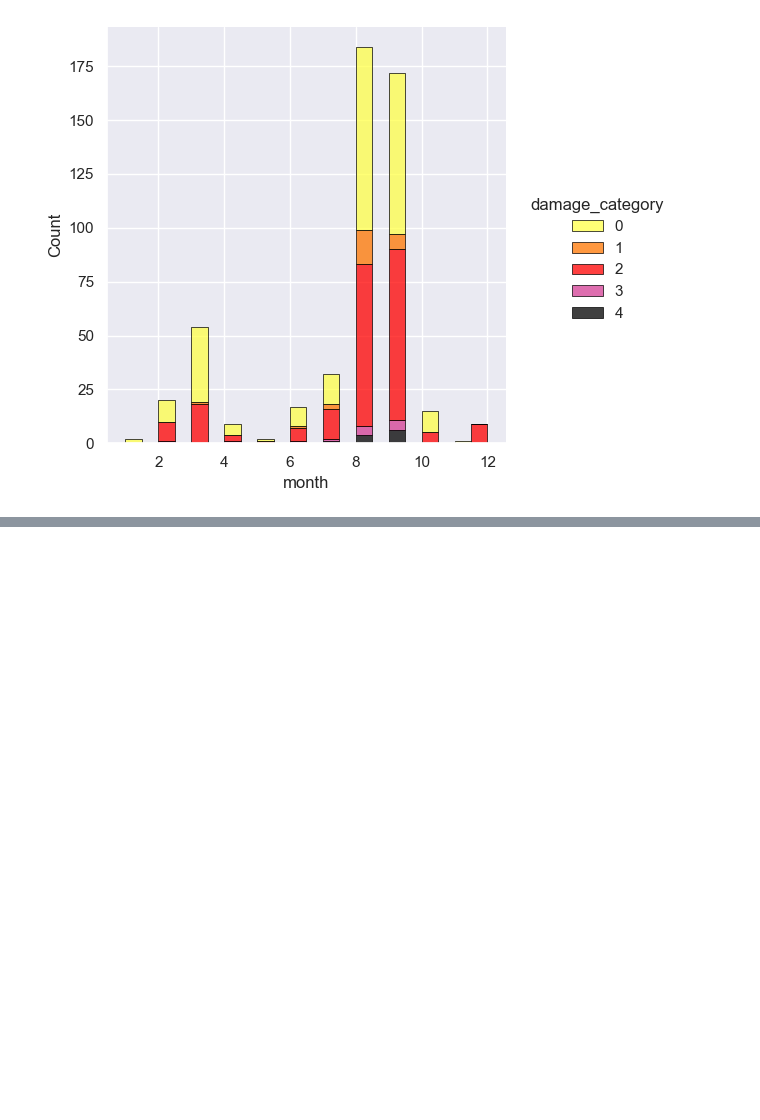
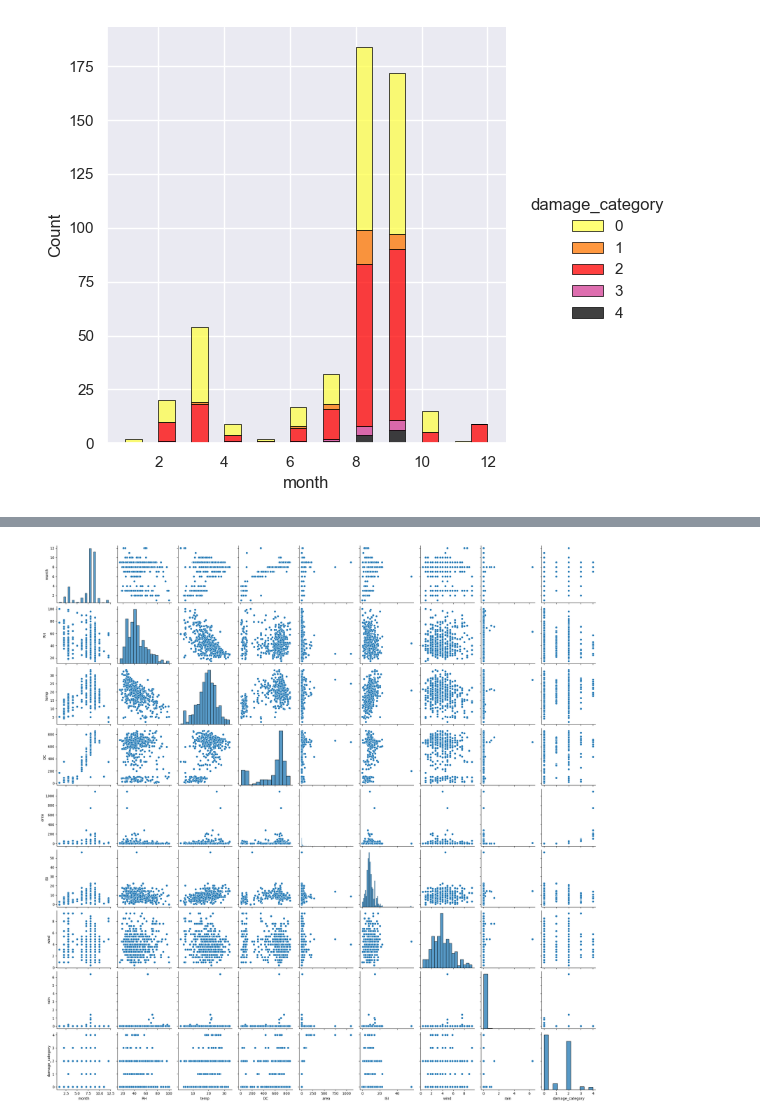
Before and after one commit to RubSimo/APC-P1, a Jupyter notebook: PRACTICA-1-APC.ipynb, the cells around one changed output, grey strips where cells are left out. Drawn from its saved outputs; the diff is of its cells as text; code cells hidden in the pictures; blank space fills up the shorter version.

```diff
--- a/PRACTICA-1-APC.ipynb
+++ b/PRACTICA-1-APC.ipynb
@@ -335,0 +414,5 @@ plt.show()
+# %%
+sns.pairplot(dataset[['month','RH','temp','DC','area','ISI','wind','rain', 'damage_category']])
+plt.show()
+# %% [output]
+[figure, added]
```
Also changed, not shown: parts of 11 cells of this notebook.
